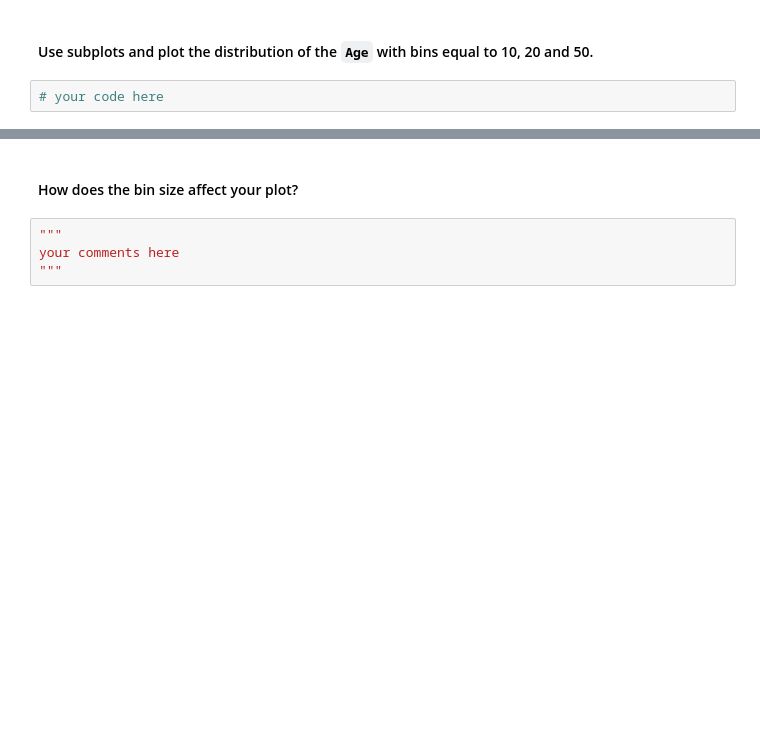
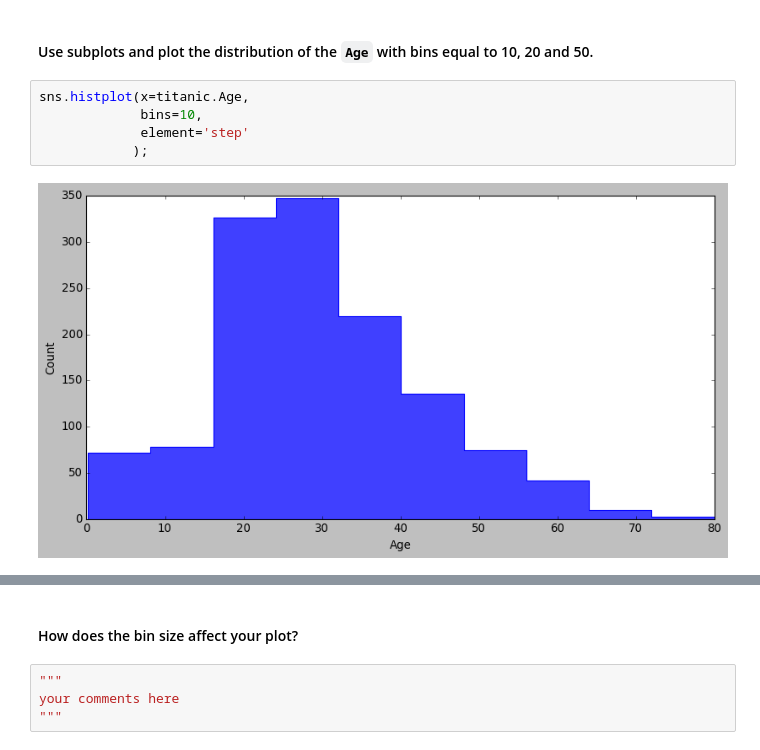
Before and after one commit to Ironhack-Data-Madrid-Mayo-2022/5.2-lab-matplotlib-seaborn, a Jupyter notebook: your-code/main.ipynb, the cells around one changed output, grey strips where cells are left out. Cells and saved outputs as stored; diff of their text form; blank space fills up the shorter version.

```diff
--- a/your-code/main.ipynb
+++ b/your-code/main.ipynb
@@ -72,4 +151,9 @@ How the average number of steps change by month. Use the appropriate visualizati
 # %% [markdown]
 #### Use subplots and plot the distribution of the `Age`  with bins equal to 10, 20 and 50.
-# %%
-# your code here
+# %%
+sns.histplot(x=titanic.Age,
+             bins=10,
+             element='step'
+            );
+# %% [output]
+[figure, added]
```
Also changed, not shown: parts of 37 cells of this notebook.
